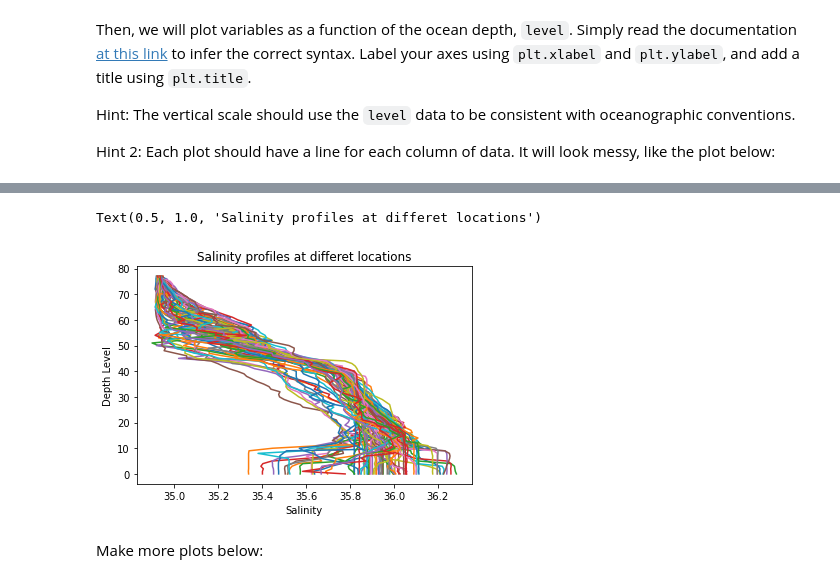
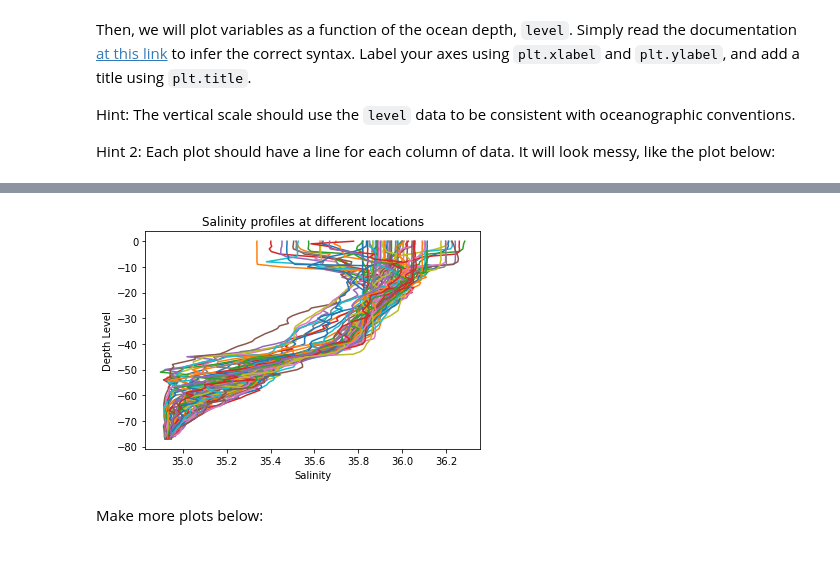
Before and after one commit to Kriegtho/2022_Intro_Python, a Jupyter notebook: Exercises/W2_S1.ipynb, the cells around one changed output, grey strips where cells are left out. Cells and saved outputs as stored; diff of their text form; code cells hidden in the pictures.

```diff
--- a/Exercises/W2_S1.ipynb
+++ b/Exercises/W2_S1.ipynb
@@ -65,7 +75,7 @@ files
 # %% [markdown]
 Then, load the files as `numpy` arrays, for instance using list comprehension
 # %%
-P,lat,level,date,T,lon,S = [np.load(files[i]) for i in range(len(files))]
+level,lon,S,date,lat,T,p = [np.load(files[i]) for i in range(len(files))]
 # %% [markdown]
 **Q2) Recreate the `level` array using `np.arange` and `np.linspace`**
 
@@ -194,12 +233,11 @@ Hint 2: Each plot should have a line for each column of data. It will look messy
 # %% [markdown]
 ![Salinity_example.png](embedded-picture-1)
 # %%
-plt.plot(S,level); # The semi-colon prevents printing the line objects
+plt.plot(S,-level); # The semi-colon prevents printing the line objects
 plt.xlabel('Salinity' ) # Takes a string as argument
 plt.ylabel('Depth Level')
-plt.title('Salinity profiles at differet locations')
+plt.title('Salinity profiles at different locations');
 # %% [output]
-Text(0.5, 1.0, 'Salinity profiles at differet locations')
-[figure, old version]
+[figure, new version]
 # %% [markdown]
 Make more plots below:
```
Also changed, not shown: parts of 28 cells of this notebook.
